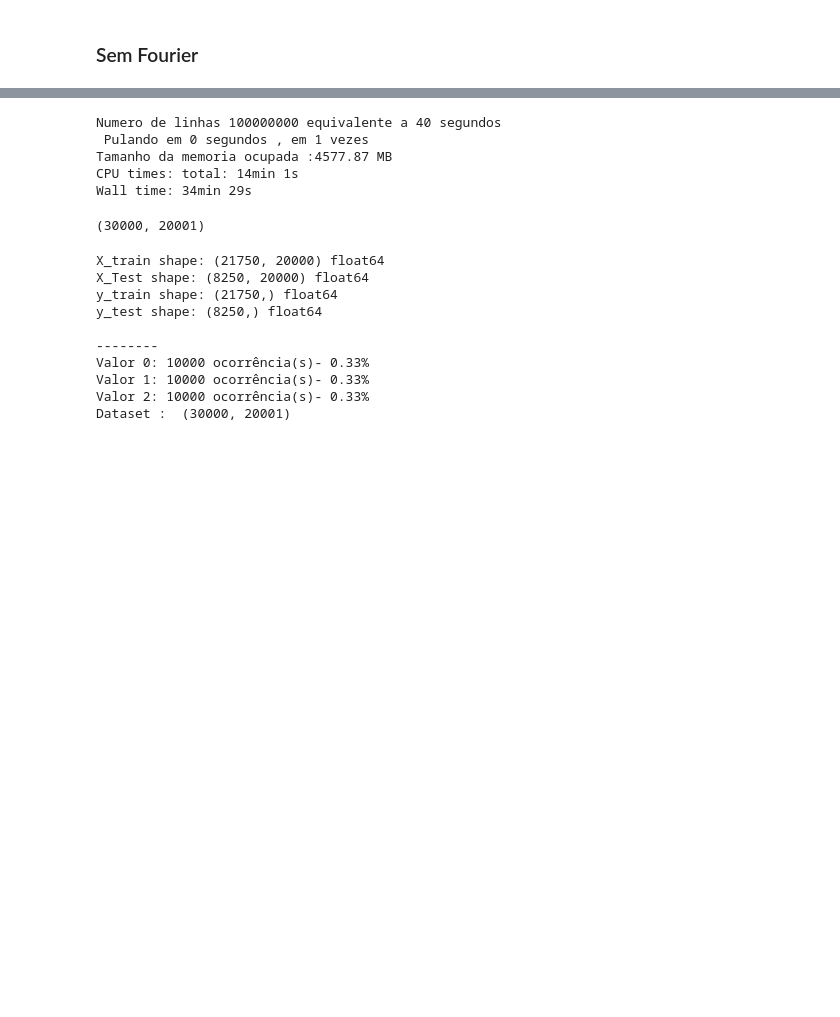
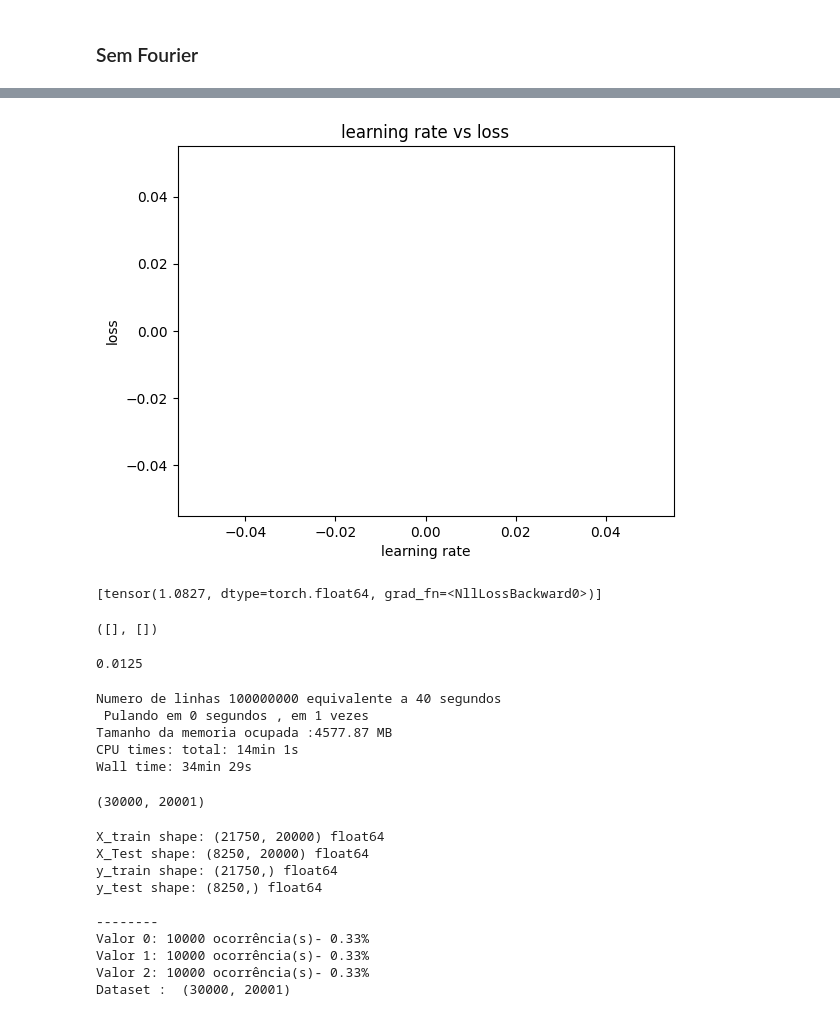
Before and after one commit to JanathanPlanas/Deep-learning-AICT, a Jupyter notebook: Cnn-Pytorch/cnn.ipynb, the cells around one changed output, grey strips where cells are left out. Saved outputs shown, nothing was run; the diff lists cells and outputs as text; code cells hidden in the pictures; blank space fills up the shorter version.

```diff
--- a/Cnn-Pytorch/cnn.ipynb
+++ b/Cnn-Pytorch/cnn.ipynb
@@ -259,0 +299,19 @@ weighted avg       0.49      0.56      0.45     58593
+# %%
+import matplotlib.pyplot as plt
+logs,losses= find_lr(model= Torch.Cnn, loss_fn= Torch.loss_fn, optimizer= Torch.optimizer)
+plt.plot(logs,losses)
+plt.xlabel('learning rate')
+plt.ylabel('loss')
+plt.title('learning rate vs loss')
+plt.show()
+# train the model
+# %% [output]
+[figure, added]
+# %%
+losses
+# %% [output]
+[tensor(1.0827, dtype=torch.float64, grad_fn=<NllLossBackward0>)]
+# %%
+find_lr(model= Torch.Cnn, loss_fn= Torch.loss_fn, optimizer= Torch.optimizer)
+# %% [output]
+([], [])
@@ -260,3 +325,7 @@ weighted avg       0.49      0.56      0.45     58593
+# %%
+optimizer.param_groups[0]["lr"]
+# %% [output]
+0.0125
 # %%
 %%time
 data = DATA_1M(seconds=40,columns=20000, jump_time =0, n_jumps=1)
```
Also changed, not shown: parts of 22 cells of this notebook, 2 other files.
